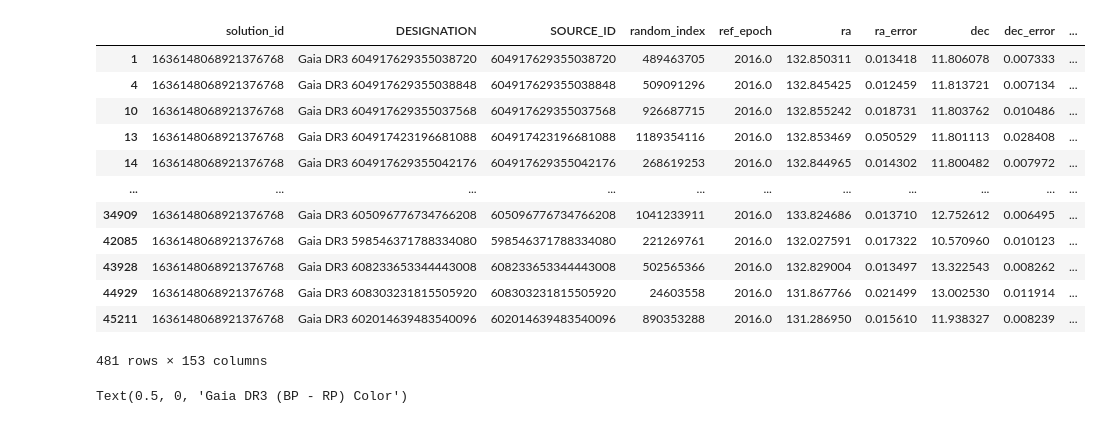
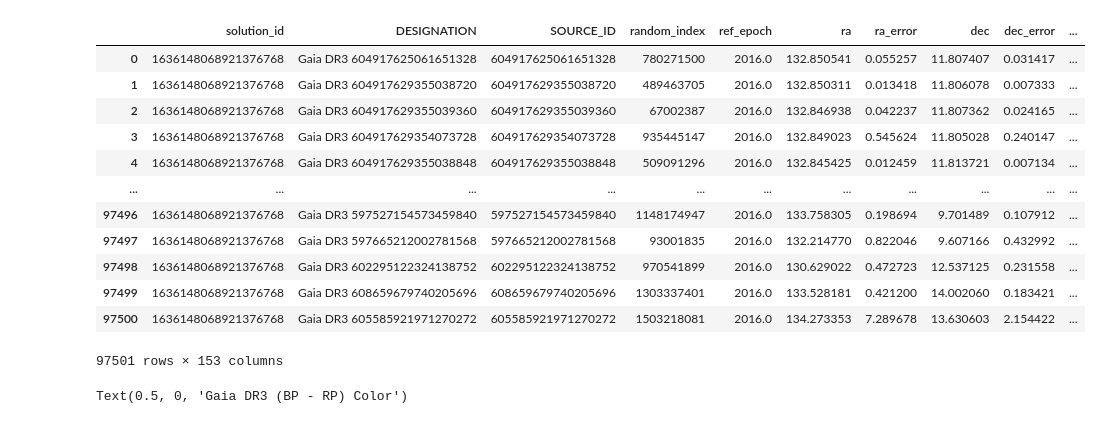
Before and after one commit to noahfranz13/astro-education-nbs, a Jupyter notebook: data/retrieve-data.ipynb, the cells around one changed output. Cells and saved outputs as stored; diff of their text form; code cells hidden in the pictures.

Commit message:
add cleaned M67 dataset
Former-commit-id: 09477d7bf5d320e0494b0c401c47f68beffe1e8c

```diff
--- a/data/retrieve-data.ipynb
+++ b/data/retrieve-data.ipynb
@@ -13,52 +13,33 @@ Gaia.ROW_LIMIT = 100_000_000 # set this limit very high so we don't miss things
 # %%
 # determine cluster membership from gaia using the same algorithm as described
 # in this paper (S2.1) https://academic.oup.com/mnras/article/532/2/2860/7708363#475484664
-overwrite = False # this takes a little bit to run
+overwrite = True # this takes a little bit to run
 cone_search_results_file = os.path.join(os.getcwd(),"gaia_cone_search_results.csv")
 
 if overwrite:
     # first grab all gaia objects within 2 degrees of the cluster
     cluster_coord = SkyCoord(132.85, 11.81, unit=u.deg)
-    cluster_radius = 2 * u.deg
+    cluster_radius = 8 * u.deg # 2 * u.deg
 
     job = Gaia.cone_search(cluster_coord, radius=cluster_radius)
     res = job.get_results().to_pandas()
 
     res.to_csv(cone_search_results_file)
 else:
     res = pd.read_csv(cone_search_results_file, index_col=0)
 
-# radial velocity cut
-min_rv, max_rv = 34-13.6, 34+13.6 # km/s; same units that Gaia uses
-res = res[(res.radial_velocity > min_rv) * (res.radial_velocity < max_rv)]
-
-# parallax cut
-dpx = 0.12
-min_px, max_px = 1.15-dpx, 1.15+dpx
-res = res[(res.parallax > min_px) * (res.parallax < max_px)]
-
-# proper motion cut
-dmu = 0.7 # mas yr^-1; same units as gaia uses
-mu = np.array([-11, -2.9]) # mas yr^-1; same units as gaia uses
-
-proper_motion_distance = np.sqrt(np.sum((res[["pmra", "pmdec"]] - mu)**2, axis=1))
-res = res[proper_motion_distance <= dmu]
-
-if overwrite:
-    res.to_csv("cleaned-M67-data.csv")
-
 res
 # %% [output]
 |  | solution_id | DESIGNATION | SOURCE_ID | random_index | ref_epoch | ra | ra_error | dec | dec_error | ... |
+| 0 | 1636148068921376768 | Gaia DR3 604917625061651328 | 604917625061651328 | 780271500 | 2016.0 | 132.850541 | 0.055257 | 11.807407 | 0.031417 | ... |
 | 1 | 1636148068921376768 | Gaia DR3 604917629355038720 | 604917629355038720 | 489463705 | 2016.0 | 132.850311 | 0.013418 | 11.806078 | 0.007333 | ... |
+| 2 | 1636148068921376768 | Gaia DR3 604917629355039360 | 604917629355039360 | 67002387 | 2016.0 | 132.846938 | 0.042237 | 11.807362 | 0.024165 | ... |
+| 3 | 1636148068921376768 | Gaia DR3 604917629354073728 | 604917629354073728 | 935445147 | 2016.0 | 132.849023 | 0.545624 | 11.805028 | 0.240147 | ... |
 | 4 | 1636148068921376768 | Gaia DR3 604917629355038848 | 604917629355038848 | 509091296 | 2016.0 | 132.845425 | 0.012459 | 11.813721 | 0.007134 | ... |
-| 10 | 1636148068921376768 | Gaia DR3 604917629355037568 | 604917629355037568 | 926687715 | 2016.0 | 132.855242 | 0.018731 | 11.803762 | 0.010486 | ... |
-| 13 | 1636148068921376768 | Gaia DR3 604917423196681088 | 604917423196681088 | 1189354116 | 2016.0 | 132.853469 | 0.050529 | 11.801113 | 0.028408 | ... |
-| 14 | 1636148068921376768 | Gaia DR3 604917629355042176 | 604917629355042176 | 268619253 | 2016.0 | 132.844965 | 0.014302 | 11.800482 | 0.007972 | ... |
 | ... | ... | ... | ... | ... | ... | ... | ... | ... | ... | ... |
-| 34909 | 1636148068921376768 | Gaia DR3 605096776734766208 | 605096776734766208 | 1041233911 | 2016.0 | 133.824686 | 0.013710 | 12.752612 | 0.006495 | ... |
-| 42085 | 1636148068921376768 | Gaia DR3 598546371788334080 | 598546371788334080 | 221269761 | 2016.0 | 132.027591 | 0.017322 | 10.570960 | 0.010123 | ... |
-| 43928 | 1636148068921376768 | Gaia DR3 608233653344443008 | 608233653344443008 | 502565366 | 2016.0 | 132.829004 | 0.013497 | 13.322543 | 0.008262 | ... |
-| 44929 | 1636148068921376768 | Gaia DR3 608303231815505920 | 608303231815505920 | 24603558 | 2016.0 | 131.867766 | 0.021499 | 13.002530 | 0.011914 | ... |
-| 45211 | 1636148068921376768 | Gaia DR3 602014639483540096 | 602014639483540096 | 890353288 | 2016.0 | 131.286950 | 0.015610 | 11.938327 | 0.008239 | ... |
+| 97496 | 1636148068921376768 | Gaia DR3 597527154573459840 | 597527154573459840 | 1148174947 | 2016.0 | 133.758305 | 0.198694 | 9.701489 | 0.107912 | ... |
+| 97497 | 1636148068921376768 | Gaia DR3 597665212002781568 | 597665212002781568 | 93001835 | 2016.0 | 132.214770 | 0.822046 | 9.607166 | 0.432992 | ... |
+| 97498 | 1636148068921376768 | Gaia DR3 602295122324138752 | 602295122324138752 | 970541899 | 2016.0 | 130.629022 | 0.472723 | 12.537125 | 0.231558 | ... |
+| 97499 | 1636148068921376768 | Gaia DR3 608659679740205696 | 608659679740205696 | 1303337401 | 2016.0 | 133.528181 | 0.421200 | 14.002060 | 0.183421 | ... |
+| 97500 | 1636148068921376768 | Gaia DR3 605585921971270272 | 605585921971270272 | 1503218081 | 2016.0 | 134.273353 | 7.289678 | 13.630603 | 2.154422 | ... |
-481 rows × 153 columns
+97501 rows × 153 columns
```
Also changed, not shown: parts of 3 cells of this notebook, 6 other files.
